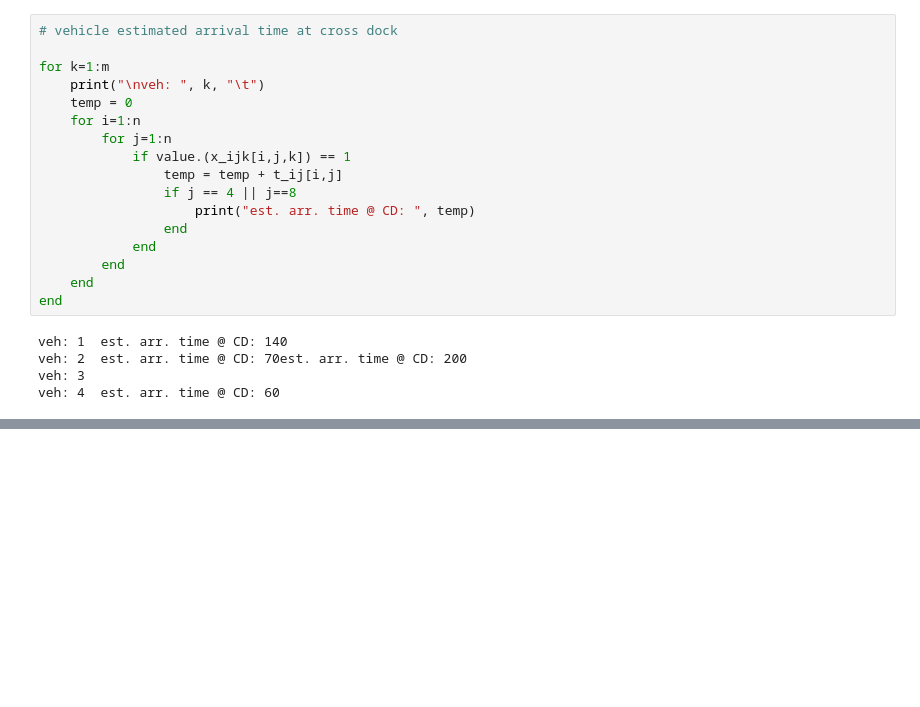
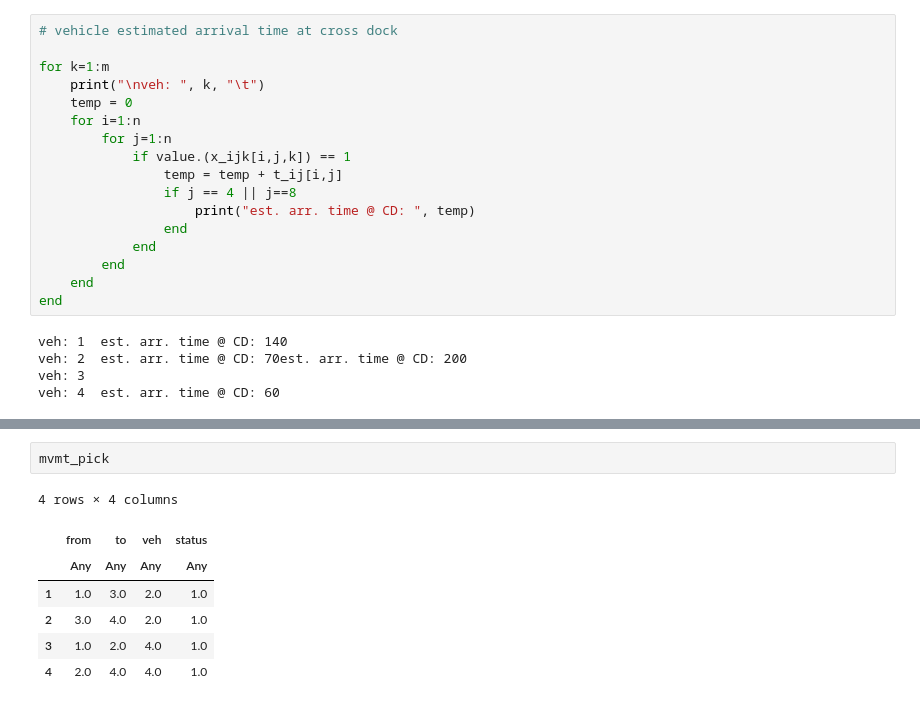
Before and after one commit to far24/optim_freight, a Jupyter notebook: cross-dock/julia_jump/research_code.ipynb, the cells around one changed output, grey strips where cells are left out. Drawn from its saved outputs; the diff is of its cells as text; blank space fills up the shorter version.

```diff
--- a/cross-dock/julia_jump/research_code.ipynb
+++ b/cross-dock/julia_jump/research_code.ipynb
@@ -397,0 +438,10 @@ LoadError: iteration is deliberately unsupported for CartesianIndex. Use `I` rat
+# %%
+mvmt_pick
+# %% [output]
+4 rows × 4 columns
+|  | from | to | veh | status |
+|  | Any | Any | Any | Any |
+| 1 | 1.0 | 3.0 | 2.0 | 1.0 |
+| 2 | 3.0 | 4.0 | 2.0 | 1.0 |
+| 3 | 1.0 | 2.0 | 4.0 | 1.0 |
+| 4 | 2.0 | 4.0 | 4.0 | 1.0 |
```
Also changed, not shown: parts of 12 cells of this notebook.
